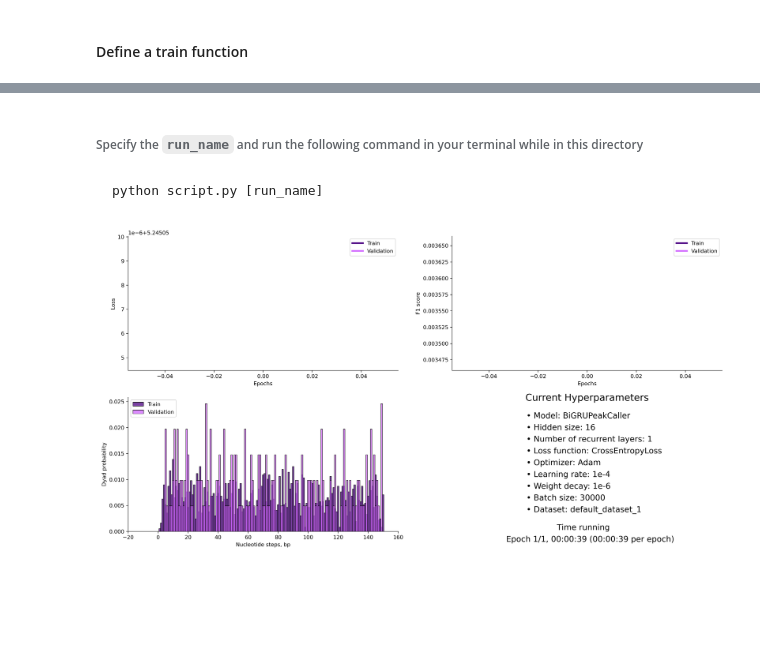
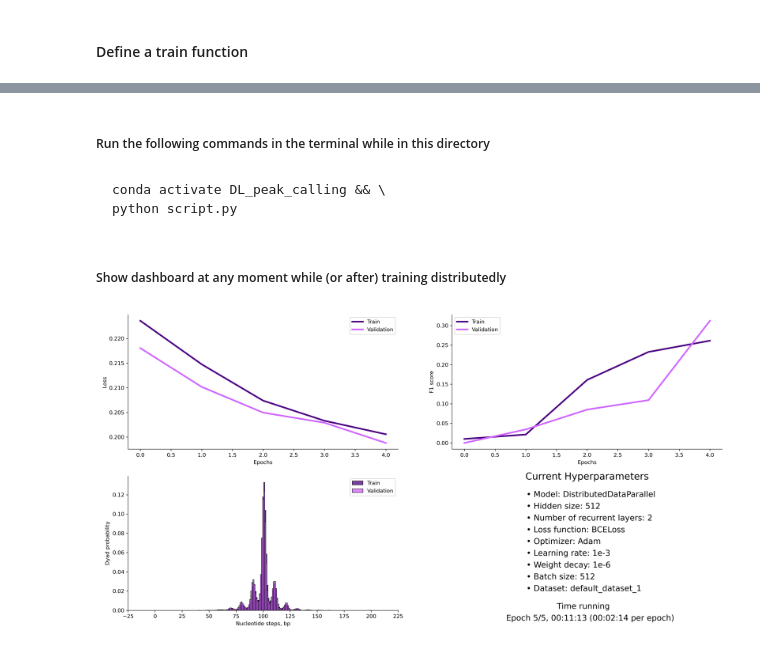
Before and after one commit to Eclipter/dl-peak-calling, a Jupyter notebook: script.ipynb, the cells around one changed output, grey strips where cells are left out. Drawn from its saved outputs; the diff is of its cells as text; code cells hidden in the pictures; blank space fills up the shorter version.

````diff
--- a/script.ipynb
+++ b/script.ipynb
@@ -1590,10 +1518,13 @@ export_args(args)
-# %% [markdown]
-###### Specify the `run_name` and run the following command in your terminal while in this directory
-# %% [markdown]
-```
-python script.py [run_name]
-```
+# %% [markdown]
+##### Run the following commands in the terminal while in this directory
+# %% [markdown]
+```
+conda activate DL_peak_calling && \
+python script.py
+```
+# %% [markdown]
+##### Show dashboard at any moment while (or after) training distributedly
 # %%
-show_figure('test')
+show_dashboard('512_2_multilabel')
 # %% [output]
-[figure, old version]
+[figure, new version]
````
Also changed, not shown: parts of 48 cells of this notebook, 1 other file.
